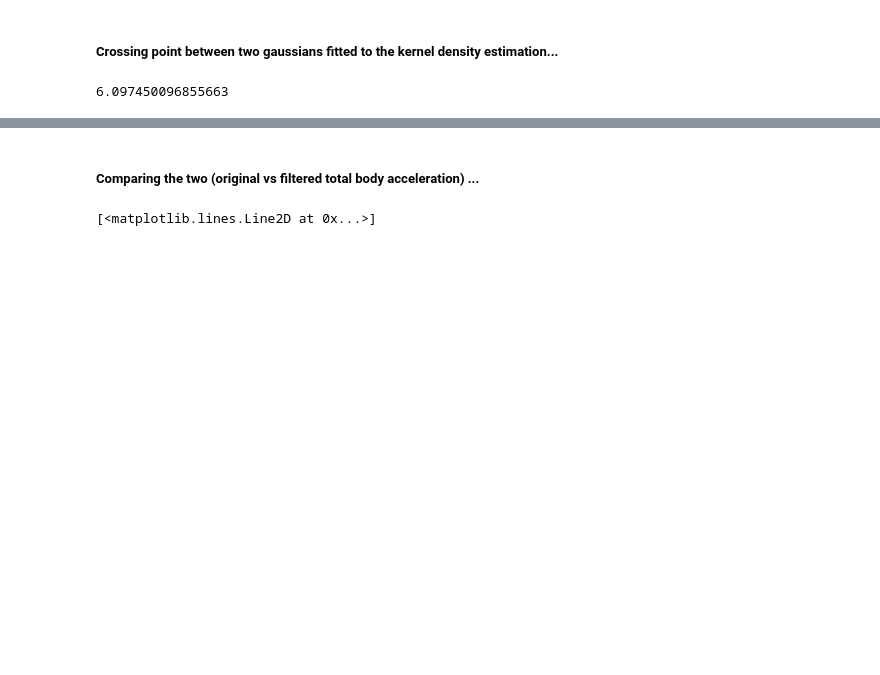
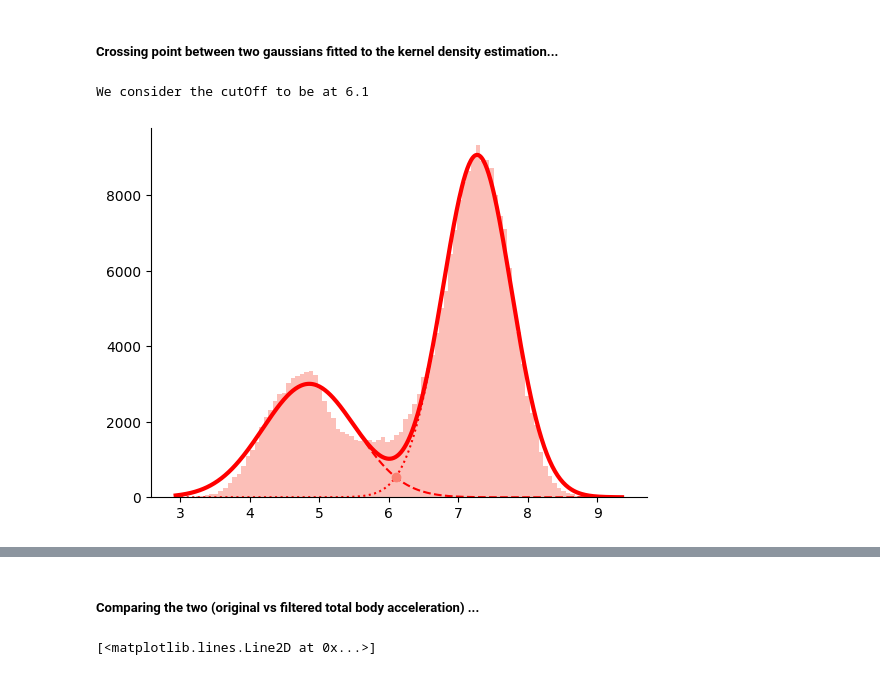
Before and after one commit to DiogoMeloNPU/eurDyscover_open_field_analysis, a Jupyter notebook: Single_session_analysis.ipynb, the cells around one changed output, grey strips where cells are left out. Drawn from its saved outputs; the diff is of its cells as text; code cells hidden in the pictures; blank space fills up the shorter version.

```diff
--- a/Single_session_analysis.ipynb
+++ b/Single_session_analysis.ipynb
@@ -1331,7 +1350,7 @@ import pandas as pd
 from scipy.optimize import curve_fit
 from shapely.geometry import LineString
 
-y,x,_=plt.hist(np.log(accel_filtered), bins=100, color='lightblue')
+y,x,_=plt.hist(np.log(accel_interp_filtered), bins=100, color='salmon', alpha = 0.5)
 
 x=(x[1:]+x[:-1])/2
 
@@ -1339,36 +1358,39 @@ def gauss(x, mu, sigma, A):
     return A*np.exp(-(x-mu)**2/2/sigma**2)
 
 def bimodal(x, mu1, sigma1, A1, mu2, sigma2, A2):
     return gauss(x, mu1, sigma1, A1)+gauss(x, mu2, sigma2, A2)
 
 # maybe define the expected values from the data: in this case, I can find the max count value and use it or A1 and A2
 expected = (4, .1, max(y)/2, 7, .1, max(y)/2)
 params, cov = curve_fit(bimodal, x, y, expected,
                         #[[lower], [upper]] bounds for mu1, sigma1, A1, mu2, sigma2, A2
                         bounds=[[-np.inf, 0, 0, -np.inf, 0, 0], [np.inf, np.inf, np.inf, np.inf, np.inf, np.inf]])
 sigma=np.sqrt(np.diag(cov))
 x_fit = np.linspace(x.min(), x.max(), 500)
 f = gauss(x_fit, *params[:3])
 g = gauss(x_fit, *params[3:])
 #print(pd.DataFrame(data={'params': params, 'sigma': sigma}, index=bimodal.__code__.co_varnames[1:]))
 plt.plot(x_fit, bimodal(x_fit, *params), color='red', lw=3, label='model')
 plt.plot(x_fit, gauss(x_fit, *params[:3]), color='red', ls='--')
 plt.plot(x_fit, gauss(x_fit, *params[3:]), color='red', ls=':')
+plt.gca().spines['top'].set_visible(False)
+plt.gca().spines['right'].set_visible(False)
 
 first_line = LineString(np.column_stack((x_fit, f)))
 second_line = LineString(np.column_stack((x_fit, g)))
 intersection = first_line.intersection(second_line)
 
 if intersection.geom_type == 'MultiPoint':
     plt.plot(*LineString(intersection).xy, 'o')
 elif intersection.geom_type == 'Point':
-    plt.plot(*intersection.xy, 'o', color='orange')
+    plt.plot(*intersection.xy, 'o', color='salmon')
 
 #not the real cutoff since I used the log of the data (as such, it should be applied to the log accel series)
 cutOff_filtered_cg = intersection.xy[0][0]
-cutOff_filtered_cg
+print("We consider the cutOff to be at {}".format(round(cutOff_filtered_cg, 2)))
 # %% [output]
-6.097450096855663
+We consider the cutOff to be at 6.1
+[figure, added]
 # %%
 # obtain periods of movement (cg - cross gaussian)
 moving_accel_filtered_cg = []
```
Also changed, not shown: parts of 40 cells of this notebook.
